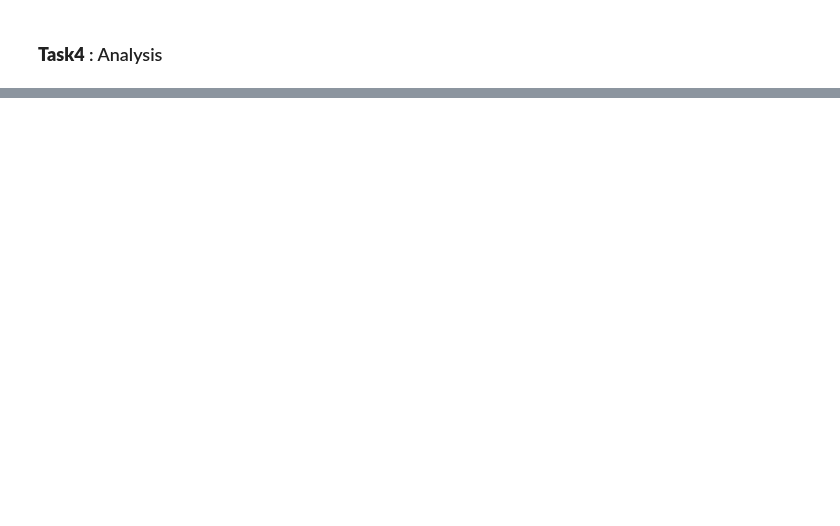
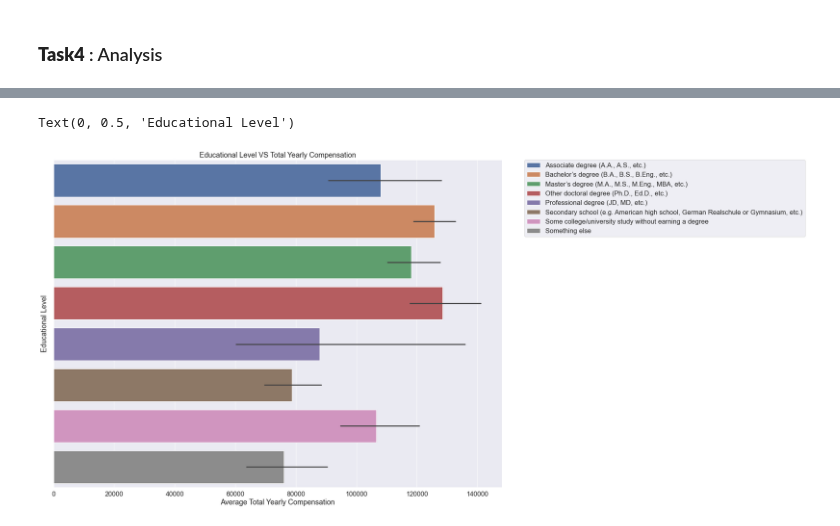
Before and after one commit to data301-2021-winter1/project-group13-project, a Jupyter notebook: notebooks/analysis2.ipynb, the cells around one changed output, grey strips where cells are left out. Cells and saved outputs as stored; diff of their text form; code cells hidden in the pictures; blank space fills up the shorter version.

```diff
--- a/notebooks/analysis2.ipynb
+++ b/notebooks/analysis2.ipynb
@@ -181 +168,16 @@ Text(0, 0.5, 'Educational Level')
+# %%
+dfModiofied = df2021Cleaned.drop(df2021Cleaned[(df2021Cleaned.EdLevel == "Primary/elementary school")].index)
+plt.rcParams['figure.figsize']=20,15
+sns.set(font_scale = 1.5)
+plt.xticks(rotation= 0)
+plt.title("Educational Level VS Total Yearly Compensation")
+plt2 = sns.barplot(data = dfModiofied, y='EdLevel',x='ConvertedCompYearly', hue = 'EdLevel', dodge=False, )
+plt2.legend(title = "Educational Level")
+plt2.legend(bbox_to_anchor=(1.05, 1), loc=2, borderaxespad=0.)
+plt2.set_xlabel('Average Total Yearly Compensation')
+plt2.set(yticklabels=[])
+plt2.set_ylabel("Educational Level")
+# %% [output]
+Text(0, 0.5, 'Educational Level')
+[figure, added]
 # %%
```
Also changed, not shown: parts of 6 cells of this notebook, 1 other file.
